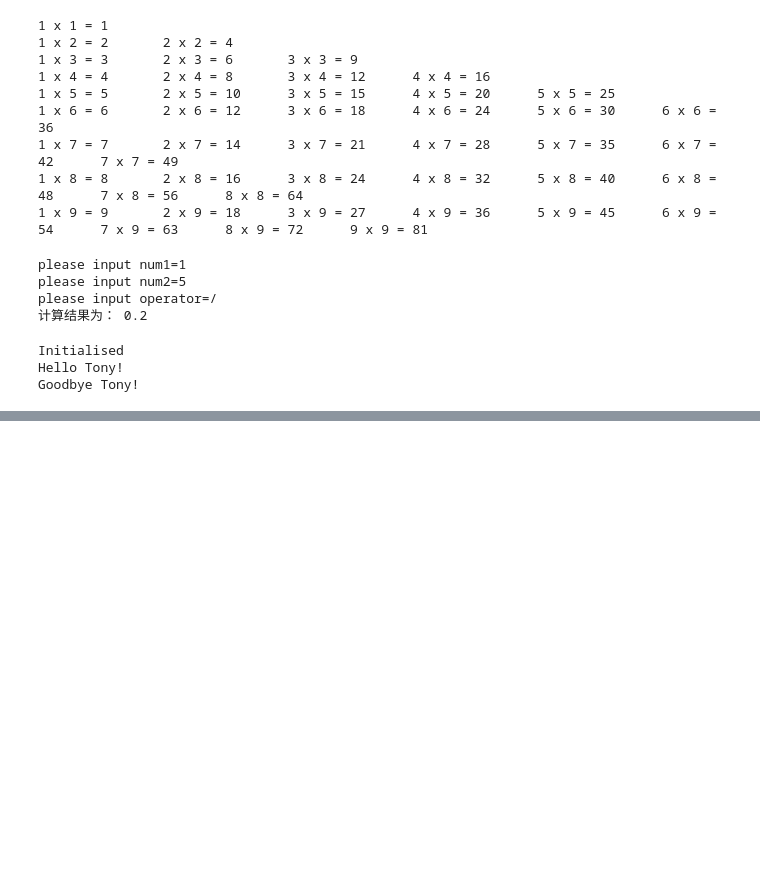
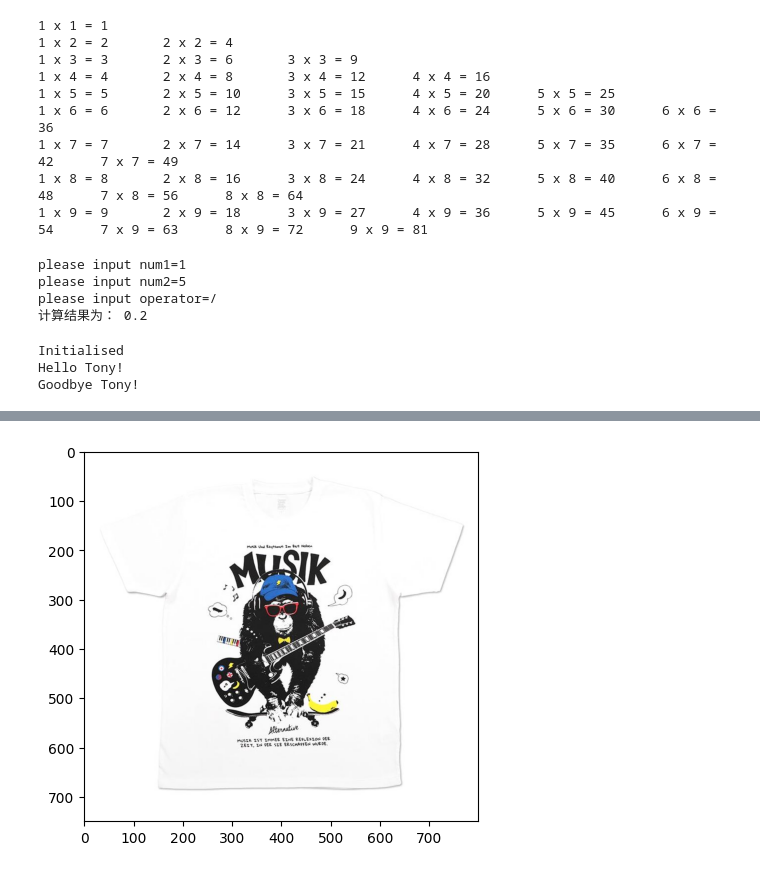
Before and after one commit to zz231008/-deeplearning, a Jupyter notebook: 第１章.ipynb, the cells around one changed output, grey strips where cells are left out. Saved outputs shown, nothing was run; the diff lists cells and outputs as text; code cells hidden in the pictures; blank space fills up the shorter version.

```diff
--- a/第１章.ipynb
+++ b/第１章.ipynb
@@ -185,0 +320,9 @@ print(x)
+# %%
+#1.6.3 show a image
+import matplotlib.pyplot as plt
+from matplotlib.image import imread
+img = imread('1.jpg')
+plt.imshow(img)
+plt.show()
+# %% [output]
+[figure, added]
```
Also changed, not shown: parts of 23 cells of this notebook.
